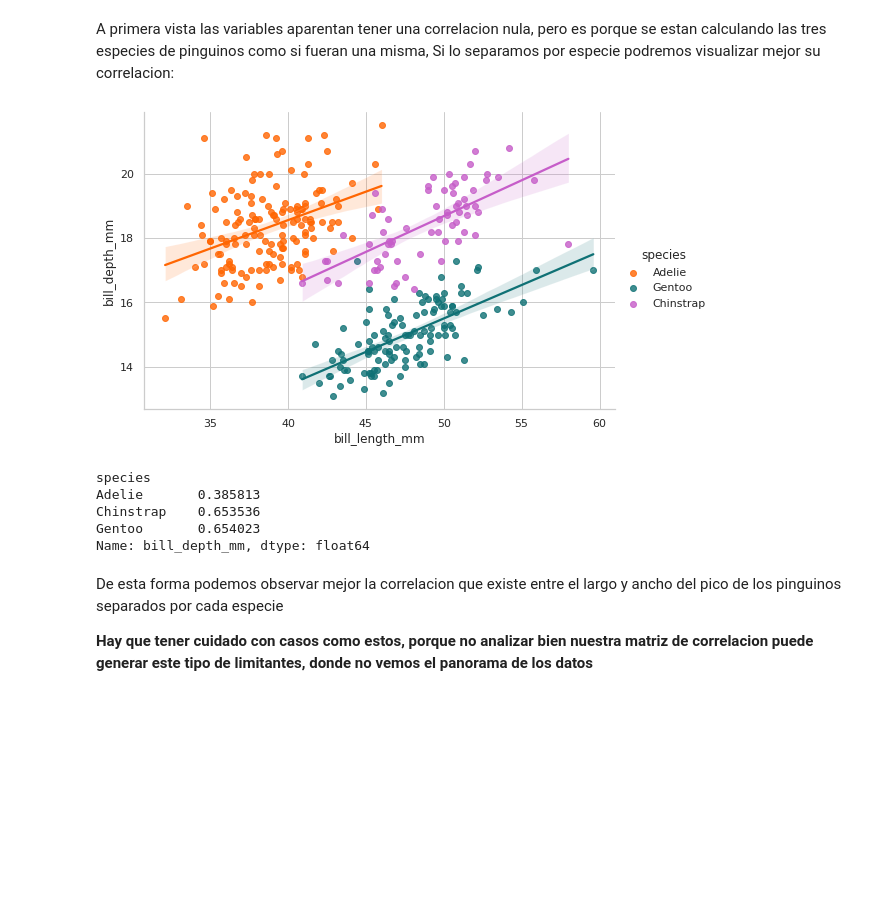
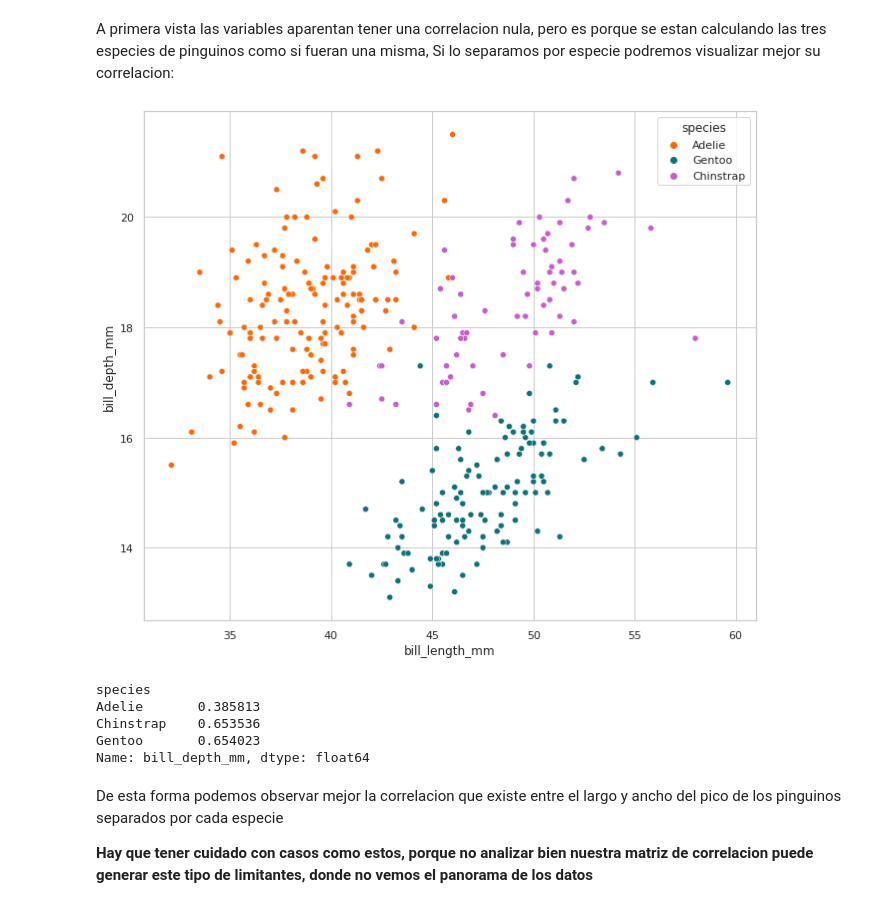
Before and after one commit to mazzaroli/EDA, a Jupyter notebook: article/notebook.ipynb, the cells around one changed output. Cells and saved outputs as stored; diff of their text form; code cells hidden in the pictures; blank space fills up the shorter version.

```diff
--- a/article/notebook.ipynb
+++ b/article/notebook.ipynb
@@ -1928,19 +1928,17 @@ penguins_df.bill_depth_mm.corr(penguins_df.bill_length_mm)
 # %% [markdown]
 A primera vista las variables aparentan tener una correlacion nula, pero es porque se estan calculando las tres especies de pinguinos como si fueran una misma, Si lo separamos por especie podremos visualizar mejor su correlacion:
 # %%
-sns.lmplot(
+sns.scatterplot(
     data=penguins_df,
     x='bill_length_mm',
     y='bill_depth_mm',
     hue='species',
     palette=penguin_color,
-    height=5,
-    aspect=1.5,
 )
 plt.show()
 penguins_df.groupby('species').bill_depth_mm.corr(penguins_df.bill_length_mm)
 # %% [output]
-[figure, old version]
+[figure, new version]
 species
 Adelie       0.385813
 Chinstrap    0.653536
```
Also changed, not shown: parts of 52 cells of this notebook, 1 other file.
